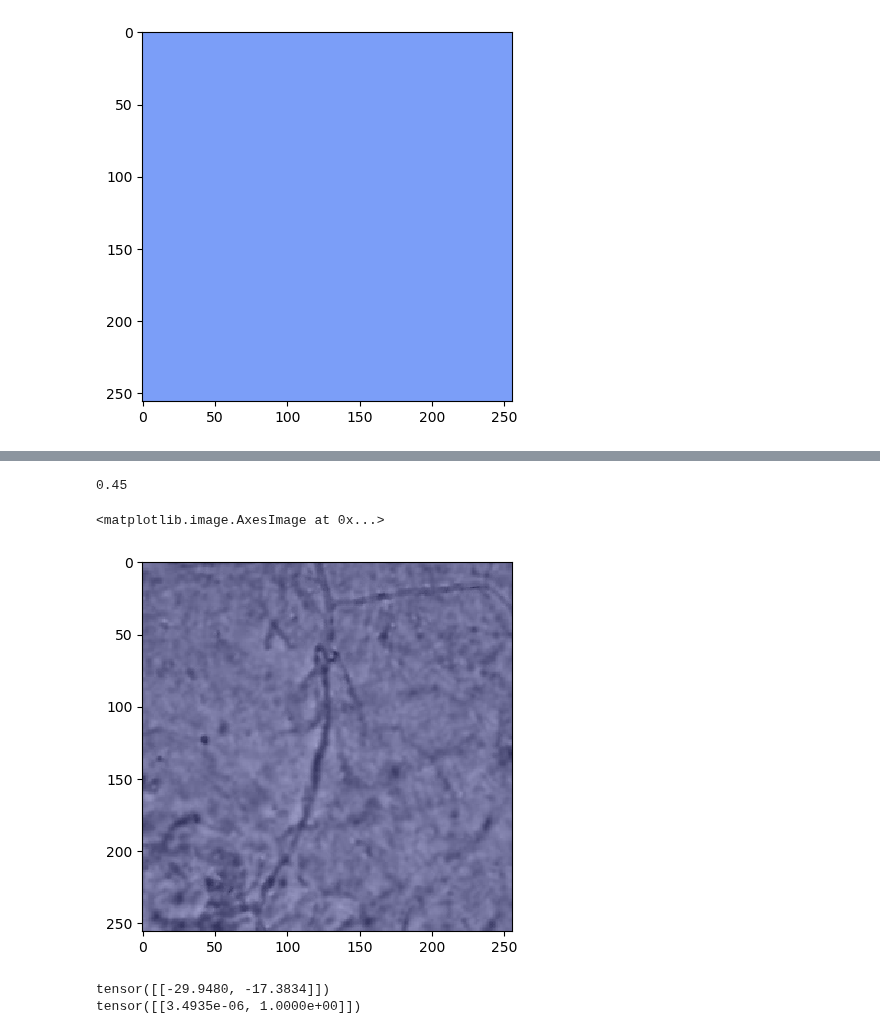
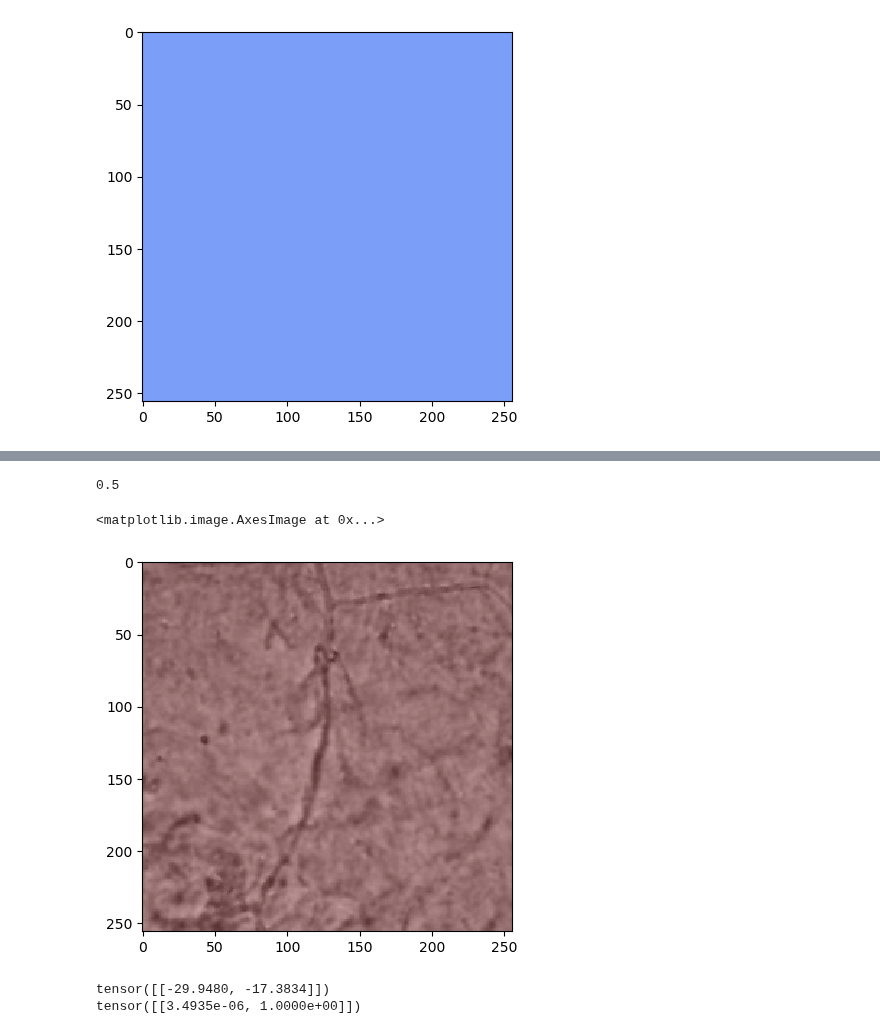
Before and after one commit to AshrithSagar/CLAM-Fungal, a Jupyter notebook: test_1.ipynb, the cells around one changed output, grey strips where cells are left out. Drawn from its saved outputs; the diff is of its cells as text; code cells hidden in the pictures.

```diff
--- a/test_1.ipynb
+++ b/test_1.ipynb
@@ -444,31 +460,31 @@ TypeError: Invalid shape (256, 256, 3, 4) for image data
 # %%
 import numpy as np
 import matplotlib.pyplot as plt
 from skimage.color import label2rgb
 
-score = 0.45
+score = 0.5
 print(score)
 threshold = 0.5
 if score >= threshold:
     color = (score, 0, 0)
 else:
     color = (0, 0, 1-score)
 label = np.ones([256, 256])
 label = label * score
 # print(label)
 
 img_2 = label2rgb(label, image=img_1, colors=[color])
 plt.imshow(img_2)
 # %% [output]
-0.45
+0.5
 <matplotlib.image.AxesImage at 0x...>
-[figure, old version]
+[figure, new version]
-# %%
-# a = torch.rand([1, 2])
-a = torch.Tensor([[-29.9480, -17.3834]])
-A = F.softmax(a, dim=1)
-print(a)
-print(A)
-# %% [output]
-tensor([[-29.9480, -17.3834]])
-tensor([[3.4935e-06, 1.0000e+00]])
+# %%
+# a = torch.rand([1, 2])
+a = torch.Tensor([[-29.9480, -17.3834]])
+A = F.softmax(a, dim=1)
+print(a)
+print(A)
+# %% [output]
+tensor([[-29.9480, -17.3834]])
+tensor([[3.4935e-06, 1.0000e+00]])
```
Also changed, not shown: parts of 7 cells of this notebook, 3 other files.
